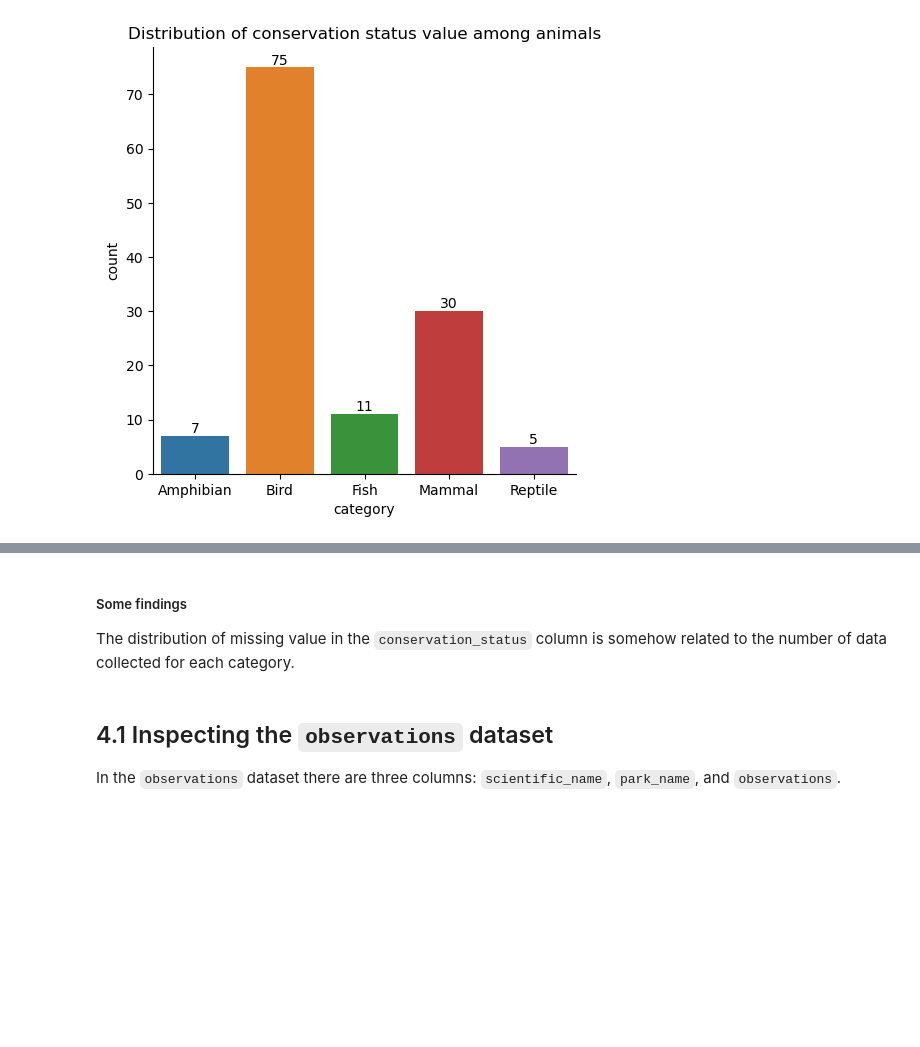
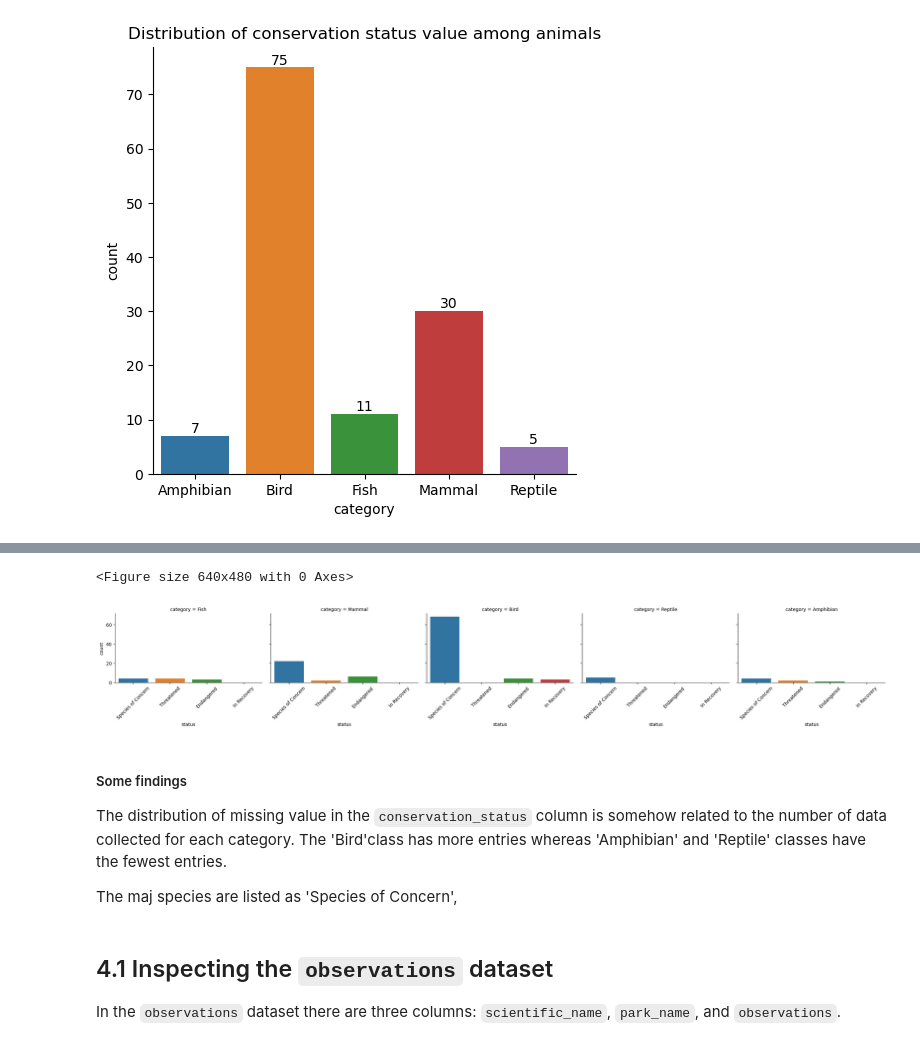
Before and after one commit to ElianeSato/biodiversity, a Jupyter notebook: biodiversity.ipynb, the cells around one changed output, grey strips where cells are left out. Saved outputs shown, nothing was run; the diff lists cells and outputs as text; code cells hidden in the pictures; blank space fills up the shorter version.

```diff
--- a/biodiversity.ipynb
+++ b/biodiversity.ipynb
@@ -812,7 +829,23 @@ plt.clf()
+# %%
+# Distribution of conservation status per class
+ay = sns.catplot(data=with_data, x='status', col= 'category', kind='count', height=3, aspect=8/5, \
+                 order=['Species of Concern','Threatened', 'Endangered', 'In Recovery'],\
+                legend=True, legend_out=True)
+
+ay.fig.tight_layout()
+#plt.subplots_adjust(hspace=0.4, wspace=0.4)
+ay.set_xticklabels(rotation=45)
+plt.show()
+plt.clf()
+# %% [output]
+<Figure size 640x480 with 0 Axes>
+[figure, added]
 # %% [markdown]
 ##### Some findings
 
-The distribution of missing value in the `conservation_status` column is somehow related to the number of data collected for each category.
+The distribution of missing value in the `conservation_status` column is somehow related to the number of data collected for each category. The 'Bird'class has more entries whereas 'Amphibian' and 'Reptile' classes have the fewest entries.
+
+The maj species are listed as 'Species of Concern',
 # %% [markdown]
 ## 4.1 Inspecting the `observations` dataset
 
```
Also changed, not shown: parts of 4 cells of this notebook.
